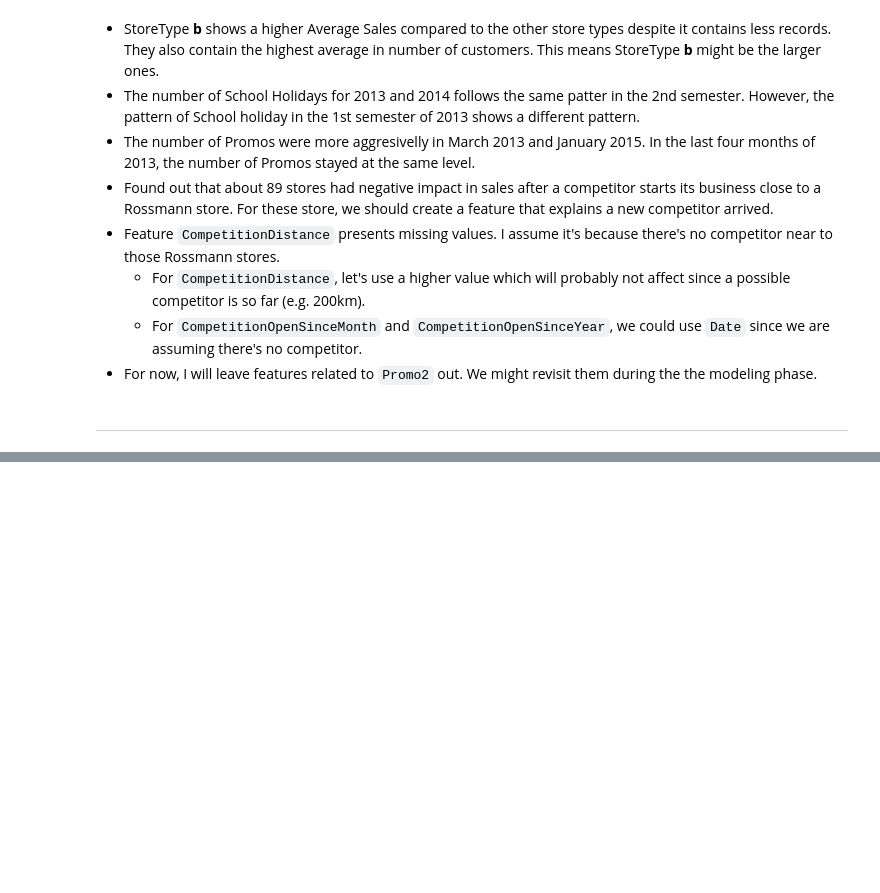
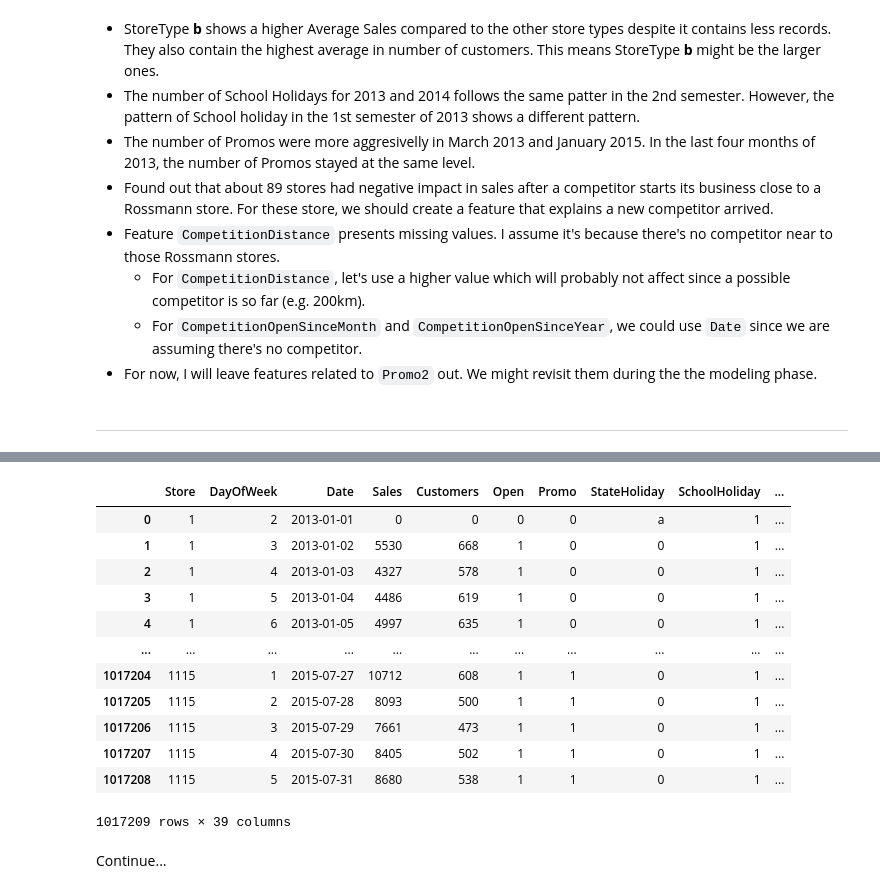
Before and after one commit to soutogustavo/rossmann-forecasting-benchmark, a Jupyter notebook: notebooks/TSA_rossman_EDA.ipynb, the cells around one changed output, grey strips where cells are left out. Saved outputs shown, nothing was run; the diff lists cells and outputs as text; code cells hidden in the pictures; blank space fills up the shorter version.

```diff
--- a/notebooks/TSA_rossman_EDA.ipynb
+++ b/notebooks/TSA_rossman_EDA.ipynb
@@ -491,0 +593,27 @@ ___
+# %%
+x_train = train.sort_values(["Store", "Date"]).copy()
+
+fe_train = create_lags_features_rossmann(data=x_train, target_feature="Sales")
+fe_train = create_rolling_stats_features_rossmann(data=fe_train, target_feature="Sales")
+fe_train = create_time_based_features_rossmann(data=fe_train, date_feature="Date")
+fe_train = create_ewm_features_rossmann(data=fe_train, target_feature="Sales")
+fe_train = create_seasonal_indicator_features_rossmann(data=fe_train, date_feature="Date")
+fe_train = create_cyclical_time_features_rossmann(data=fe_train, cyclical_features=["DayOfWeek", "month", "week_year"])
+# %%
+fe_train
+# %% [output]
+|  | Store | DayOfWeek | Date | Sales | Customers | Open | Promo | StateHoliday | SchoolHoliday | ... |
+| 0 | 1 | 2 | 2013-01-01 | 0 | 0 | 0 | 0 | a | 1 | ... |
+| 1 | 1 | 3 | 2013-01-02 | 5530 | 668 | 1 | 0 | 0 | 1 | ... |
+| 2 | 1 | 4 | 2013-01-03 | 4327 | 578 | 1 | 0 | 0 | 1 | ... |
+| 3 | 1 | 5 | 2013-01-04 | 4486 | 619 | 1 | 0 | 0 | 1 | ... |
+| 4 | 1 | 6 | 2013-01-05 | 4997 | 635 | 1 | 0 | 0 | 1 | ... |
+| ... | ... | ... | ... | ... | ... | ... | ... | ... | ... | ... |
+| 1017204 | 1115 | 1 | 2015-07-27 | 10712 | 608 | 1 | 1 | 0 | 1 | ... |
+| 1017205 | 1115 | 2 | 2015-07-28 | 8093 | 500 | 1 | 1 | 0 | 1 | ... |
+| 1017206 | 1115 | 3 | 2015-07-29 | 7661 | 473 | 1 | 1 | 0 | 1 | ... |
+| 1017207 | 1115 | 4 | 2015-07-30 | 8405 | 502 | 1 | 1 | 0 | 1 | ... |
+| 1017208 | 1115 | 5 | 2015-07-31 | 8680 | 538 | 1 | 1 | 0 | 1 | ... |
+1017209 rows × 39 columns
+# %% [markdown]
+Continue...
```
Also changed, not shown: parts of 3 cells of this notebook.
